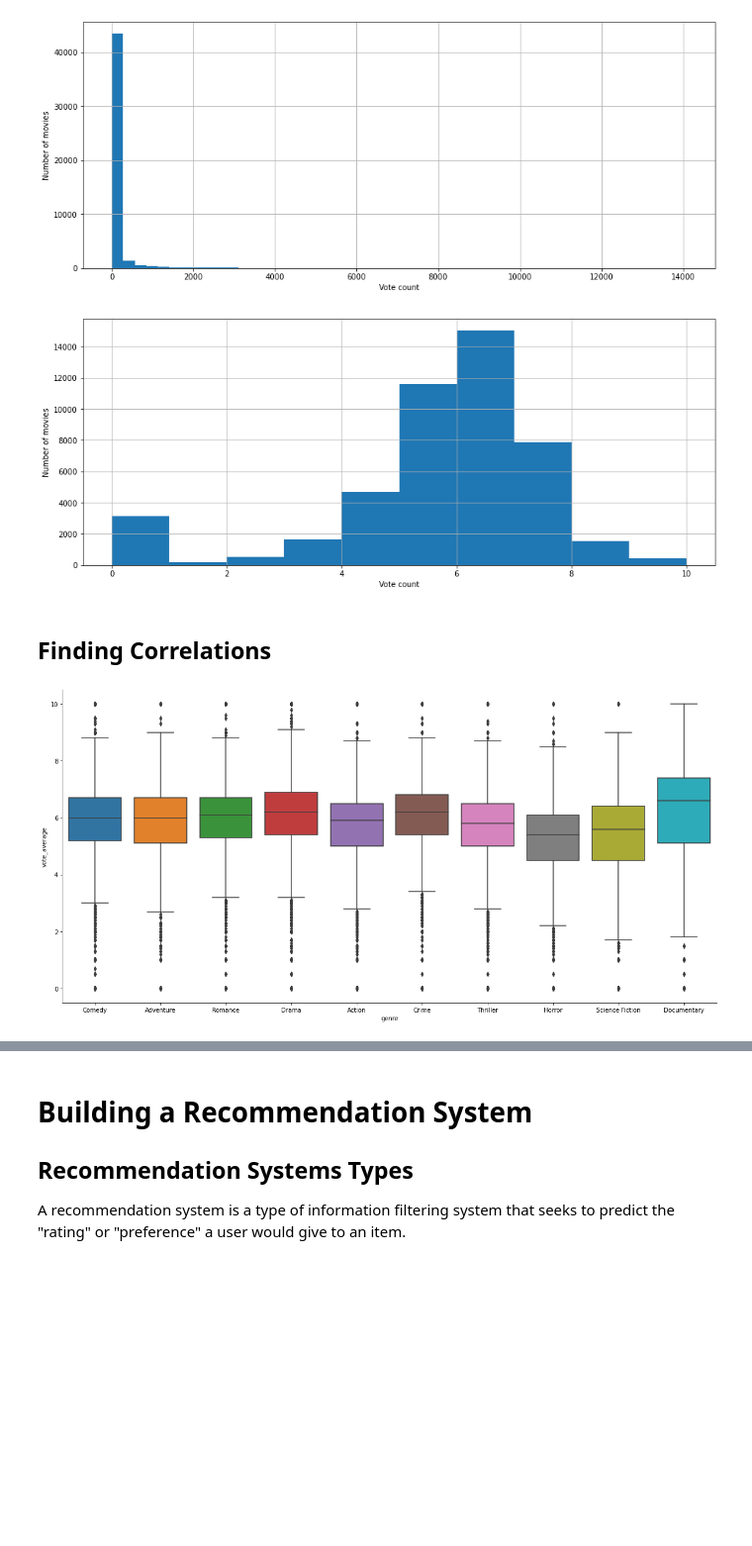
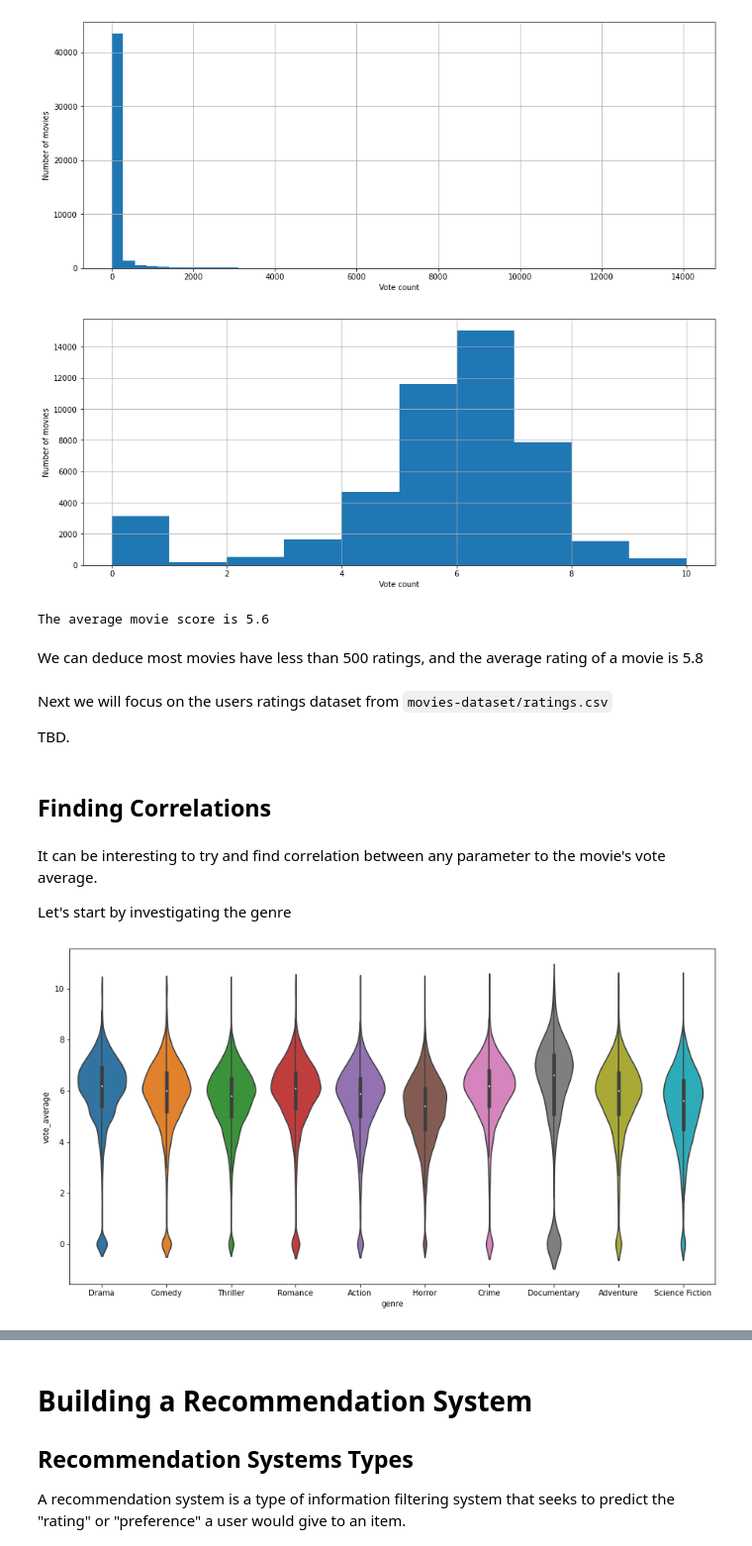
Before and after one commit to adi-benz/movies-rating-analysis, a Jupyter notebook: analysis.ipynb, the cells around one changed output, grey strips where cells are left out. Shown: that part at 99% size. Cells and saved outputs as stored; diff of their text form; code cells hidden in the pictures; blank space fills up the shorter version.

```diff
--- a/analysis.ipynb
+++ b/analysis.ipynb
@@ -190,0 +175,6 @@ pd.DataFrame(genres)
+# %%
+genres = movies_genres.groupby("genre").size()\
+                    .reset_index().rename(columns={0: 'count'})\
+                    .sort_values('count', ascending=False).reset_index(drop=True)
+
+genres
@@ -191,6 +199,7 @@ pd.DataFrame(genres)
 # %%
+top_genres = genres["genre"].tolist()[:15]
+
 genres_count = movies_genres['genre'].value_counts()
-top_genres = genres_count.index.tolist()[:15]
 labels = top_genres + [""]*(genres_count.index.size - 15)
 plt.figure(figsize=(7, 7))
 a = plt.pie(genres_count, labels=labels)
@@ -216,13 +225,27 @@ movies['vote_average'].hist()
 plt.xlabel("Vote count")
 plt.ylabel("Number of movies")
 plt.show()
+
+print(f'The average movie score is {movies["vote_average"].mean():.1f}')
 # %% [output]
 [figure]
+The average movie score is 5.6
+# %% [markdown]
+We can deduce most movies have less than 500 ratings, and the average rating of a movie is 5.8
+# %% [markdown]
+Next we will focus on the users ratings dataset from `movies-dataset/ratings.csv`
+
+TBD.
 # %% [markdown]
 ## Finding Correlations
+# %% [markdown]
+It can be interesting to try and find correlation between any parameter to the movie's vote average.
+
+Let's start by investigating the genre
 # %%
 movies_in_top_genres = movies_genres[movies_genres['genre'].isin(top_genres[:10])]
-sns.catplot(x="genre", y="vote_average", data=movies_in_top_genres, kind='box', height=8, aspect=2)
+plt.figure(figsize=(15,8))
+sns.violinplot(x="genre", y="vote_average", data=movies_in_top_genres, order=top_genres[:10])
 plt.show()
 # %% [output]
-[figure, old version]
+[figure, new version]
```
Also changed, not shown: parts of 41 cells of this notebook.
